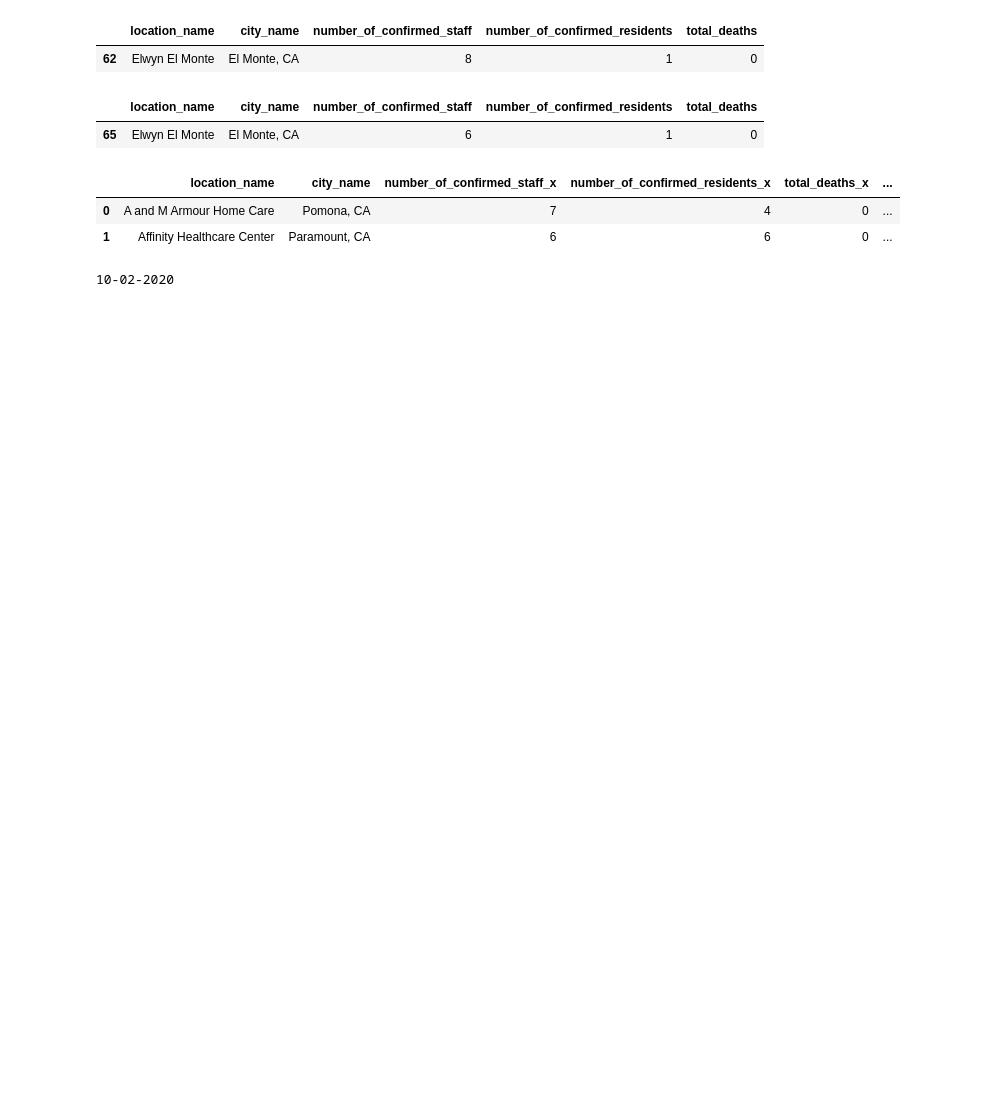
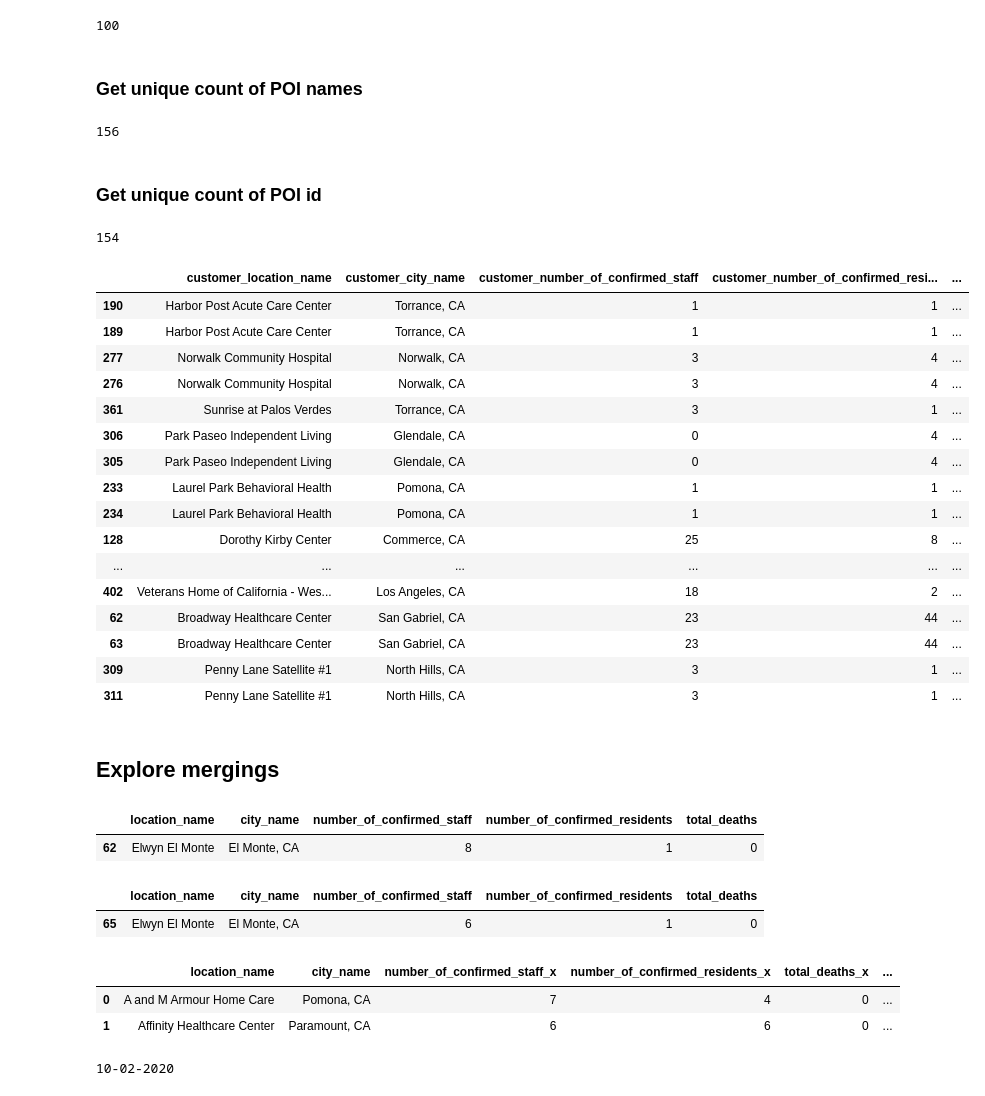
Before and after one commit to francisco-avalos/LA_covid19_data_cases, a Jupyter notebook: jupyter-notebook-sandbox/Sandbox - Adding POI to usc-model.ipynb, the cells around one changed output. Cells and saved outputs as stored; diff of their text form; code cells hidden in the pictures; blank space fills up the shorter version.

```diff
--- a/jupyter-notebook-sandbox/Sandbox - Adding POI to usc-model.ipynb
+++ b/jupyter-notebook-sandbox/Sandbox - Adding POI to usc-model.ipynb
@@ -58,3 +58,42 @@ len(RCAC_oct0220_df['location_name'].unique())
+# %%
+## 100 POI are not found in safegraph
+len(RCAC_oct0120_df[RCAC_oct0120_df['number_of_candidate_matches']==0]['customer_location_name'])
+# %% [output]
+100
+# %% [markdown]
+### Get unique count of POI names
+# %%
+len(RCAC_oct0120_df[RCAC_oct0120_df['number_of_candidate_matches']==1]['customer_location_name'].unique())
+# %% [output]
+156
+# %% [markdown]
+### Get unique count of POI id
+# %%
+len(RCAC_oct0120_df[RCAC_oct0120_df['number_of_candidate_matches']==1]['safegraph_place_id'].unique())
+# %% [output]
+154
+# %%
+RCAC_oct0120_df[RCAC_oct0120_df['number_of_candidate_matches']==1].sort_values('safegraph_place_id')
+# %% [output]
+|  | customer_location_name | customer_city_name | customer_number_of_confirmed_staff | customer_number_of_confirmed_resi... | ... |
+| 190 | Harbor Post Acute Care Center | Torrance, CA | 1 | 1 | ... |
+| 189 | Harbor Post Acute Care Center | Torrance, CA | 1 | 1 | ... |
+| 277 | Norwalk Community Hospital | Norwalk, CA | 3 | 4 | ... |
+| 276 | Norwalk Community Hospital | Norwalk, CA | 3 | 4 | ... |
+| 361 | Sunrise at Palos Verdes | Torrance, CA | 3 | 1 | ... |
+| 306 | Park Paseo Independent Living | Glendale, CA | 0 | 4 | ... |
+| 305 | Park Paseo Independent Living | Glendale, CA | 0 | 4 | ... |
+| 233 | Laurel Park Behavioral Health | Pomona, CA | 1 | 1 | ... |
+| 234 | Laurel Park Behavioral Health | Pomona, CA | 1 | 1 | ... |
+| 128 | Dorothy Kirby Center | Commerce, CA | 25 | 8 | ... |
+| ... | ... | ... | ... | ... | ... |
+| 402 | Veterans Home of California - Wes... | Los Angeles, CA | 18 | 2 | ... |
+| 62 | Broadway Healthcare Center | San Gabriel, CA | 23 | 44 | ... |
+| 63 | Broadway Healthcare Center | San Gabriel, CA | 23 | 44 | ... |
+| 309 | Penny Lane Satellite #1 | North Hills, CA | 3 | 1 | ... |
+| 311 | Penny Lane Satellite #1 | North Hills, CA | 3 | 1 | ... |
+# %% [markdown]
+## Explore mergings
 # %%
 oct1_oct2_df = pd.merge(RCAC_oct0120_df, RCAC_oct0220_df, on=['location_name', 'city_name'], how='inner')
 # %%
```
Also changed, not shown: parts of 11 cells of this notebook.
